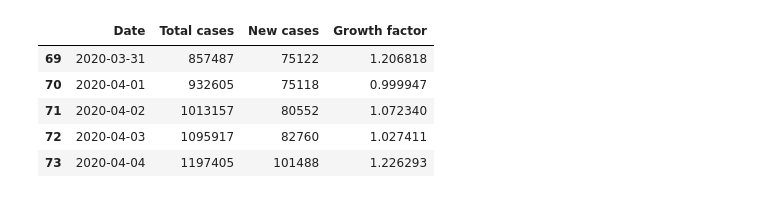
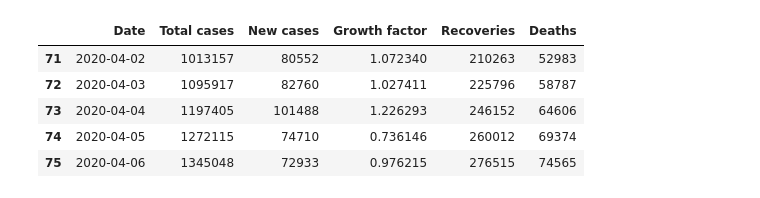
Before and after one commit to elunichkin/COVID-19-data-analysis, a Jupyter notebook: covid-19.ipynb, the cells around one changed output. Cells and saved outputs as stored; diff of their text form; code cells hidden in the pictures.

```diff
--- a/covid-19.ipynb
+++ b/covid-19.ipynb
@@ -9,12 +15,13 @@ import matplotlib.pyplot as plt
 # %%
+# Cases:
 URL = 'https://raw.githubusercontent.com/CSSEGISandData/COVID-19/master/csse_covid_19_data/csse_covid_19_time_series/time_series_covid19_confirmed_global.csv'
 FILENAME = 'data/time_series_covid19_confirmed_global.csv'
 
 with urllib.request.urlopen(URL) as testfile, open(FILENAME, 'w') as f:
     f.write(testfile.read().decode())
 
-data = pd.read_csv(FILENAME)
-data.head()
+pd_cases = pd.read_csv(FILENAME)
+pd_cases.head()
 # %% [output]
 |  | Province/State | Country/Region | Lat | Long | 1/22/20 | 1/23/20 | 1/24/20 | 1/25/20 | 1/26/20 | ... |
 | 0 | NaN | Afghanistan | 33.0000 | 65.0000 | 0 | 0 | 0 | 0 | 0 | ... |
@@ -25,0 +33,10 @@ data.head()
+# %%
+# Recoveries:
+URL = 'https://raw.githubusercontent.com/CSSEGISandData/COVID-19/master/csse_covid_19_data/csse_covid_19_time_series/time_series_covid19_recovered_global.csv'
+FILENAME = 'data/time_series_covid19_recovered_global.csv'
+
+with urllib.request.urlopen(URL) as testfile, open(FILENAME, 'w') as f:
+    f.write(testfile.read().decode())
+
+pd_recs = pd.read_csv(FILENAME)
+pd_recs.head()
@@ -25,0 +51,10 @@ data.head()
+# %%
+# Deaths:
+URL = 'https://raw.githubusercontent.com/CSSEGISandData/COVID-19/master/csse_covid_19_data/csse_covid_19_time_series/time_series_covid19_deaths_global.csv'
+FILENAME = 'data/time_series_covid19_deaths_global.csv'
+
+with urllib.request.urlopen(URL) as testfile, open(FILENAME, 'w') as f:
+    f.write(testfile.read().decode())
+
+pd_deaths = pd.read_csv(FILENAME)
+pd_deaths.head()
@@ -53,14 +105,14 @@ def growth_factor(cases):
 # %%
-cases_data = pd.DataFrame(list(zip(dates, cases, new_cases(cases), growth_factor(cases))),
-                          columns=['Date', 'Total cases', 'New cases', 'Growth factor'])
-cases_data.tail()
+data = pd.DataFrame(list(zip(dates, cases, new_cases(cases), growth_factor(cases), recs, deaths)),
+                          columns=['Date', 'Total cases', 'New cases', 'Growth factor', 'Recoveries', 'Deaths'])
+data.tail()
 # %% [output]
-|  | Date | Total cases | New cases | Growth factor |
-| 69 | 2020-03-31 | 857487 | 75122 | 1.206818 |
-| 70 | 2020-04-01 | 932605 | 75118 | 0.999947 |
-| 71 | 2020-04-02 | 1013157 | 80552 | 1.072340 |
-| 72 | 2020-04-03 | 1095917 | 82760 | 1.027411 |
-| 73 | 2020-04-04 | 1197405 | 101488 | 1.226293 |
+|  | Date | Total cases | New cases | Growth factor | Recoveries | Deaths |
+| 71 | 2020-04-02 | 1013157 | 80552 | 1.072340 | 210263 | 52983 |
+| 72 | 2020-04-03 | 1095917 | 82760 | 1.027411 | 225796 | 58787 |
+| 73 | 2020-04-04 | 1197405 | 101488 | 1.226293 | 246152 | 64606 |
+| 74 | 2020-04-05 | 1272115 | 74710 | 0.736146 | 260012 | 69374 |
+| 75 | 2020-04-06 | 1345048 | 72933 | 0.976215 | 276515 | 74565 |
 # %%
 ALL_PARAMS = {'color': '#ff8c00', 'label': 'All'}
 WO_US_PARAMS = {'color': '#0000ff', 'label': 'Without US'}
```
Also changed, not shown: parts of 6 cells of this notebook, 4 other files.
